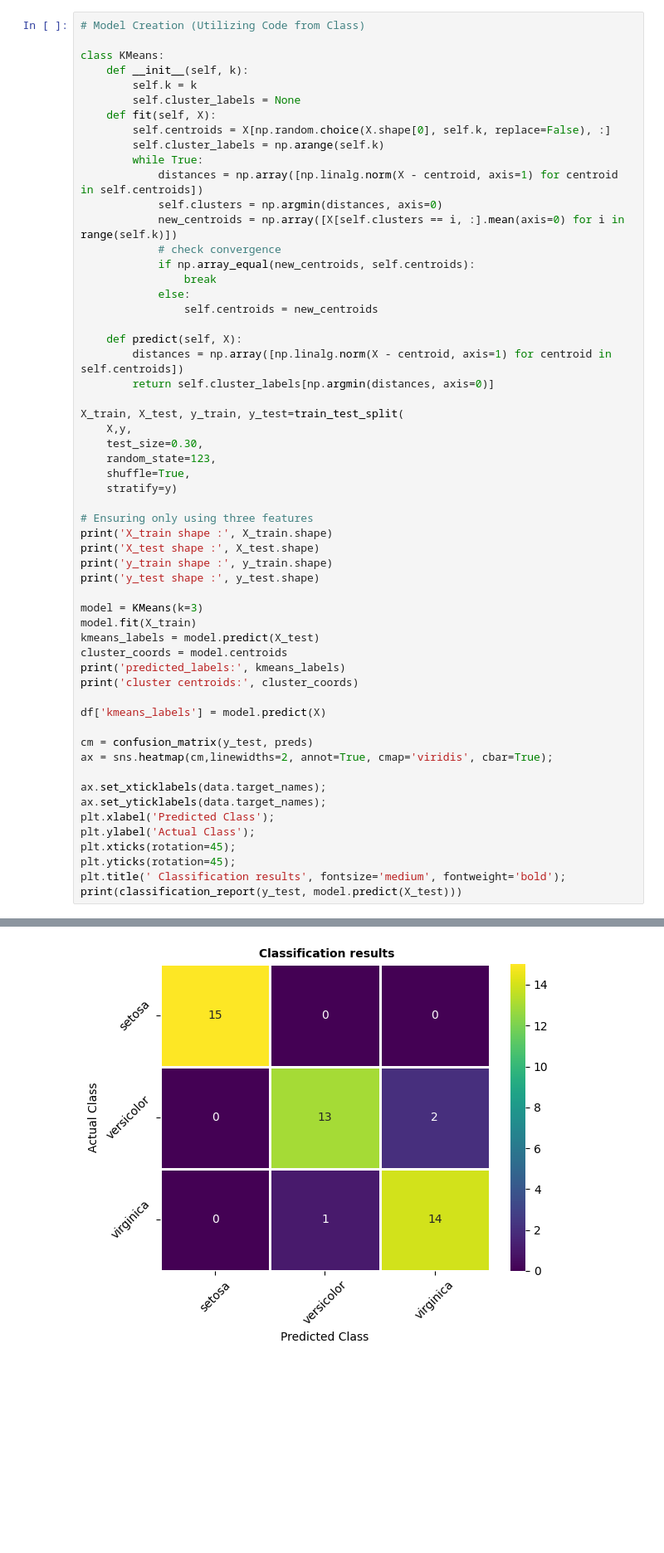
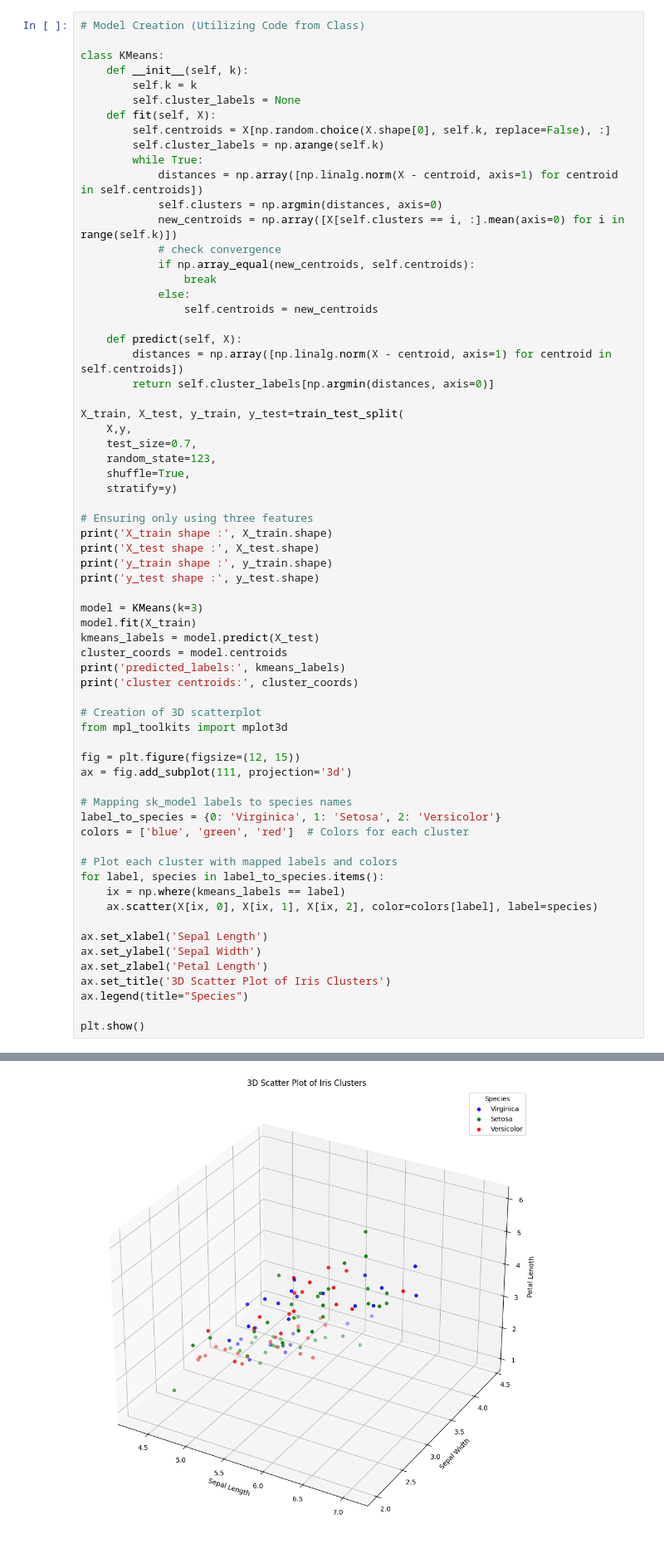
Before and after one commit to gutiel2/Machine-Learning-Engineering, a Jupyter notebook: ML_HW2.ipynb, the cells around one changed output, grey strips where cells are left out. Shown at 83% size. Saved outputs shown, nothing was run; the diff lists cells and outputs as text; blank space fills up the shorter version.

```diff
--- a/ML_HW2.ipynb
+++ b/ML_HW2.ipynb
@@ -178,7 +178,7 @@ class KMeans:
 
 X_train, X_test, y_train, y_test=train_test_split(
     X,y,
-    test_size=0.30,
+    test_size=0.7,
     random_state=123,
     shuffle=True,
     stratify=y)
@@ -196,17 +196,26 @@ cluster_coords = model.centroids
 print('predicted_labels:', kmeans_labels)
 print('cluster centroids:', cluster_coords)
 
-df['kmeans_labels'] = model.predict(X)
+# Creation of 3D scatterplot
+from mpl_toolkits import mplot3d
 
-cm = confusion_matrix(y_test, preds)
-ax = sns.heatmap(cm,linewidths=2, annot=True, cmap='viridis', cbar=True);
+fig = plt.figure(figsize=(12, 15))
+ax = fig.add_subplot(111, projection='3d')
 
-ax.set_xticklabels(data.target_names);
-ax.set_yticklabels(data.target_names);
-plt.xlabel('Predicted Class');
-plt.ylabel('Actual Class');
-plt.xticks(rotation=45);
-plt.yticks(rotation=45);
-plt.title(' Classification results', fontsize='medium', fontweight='bold');
-print(classification_report(y_test, model.predict(X_test)))
+# Mapping sk_model labels to species names
+label_to_species = {0: 'Virginica', 1: 'Setosa', 2: 'Versicolor'}
+colors = ['blue', 'green', 'red']  # Colors for each cluster
+
+# Plot each cluster with mapped labels and colors
+for label, species in label_to_species.items():
+    ix = np.where(kmeans_labels == label)
+    ax.scatter(X[ix, 0], X[ix, 1], X[ix, 2], color=colors[label], label=species)
+
+ax.set_xlabel('Sepal Length')
+ax.set_ylabel('Sepal Width')
+ax.set_zlabel('Petal Length')
+ax.set_title('3D Scatter Plot of Iris Clusters')
+ax.legend(title="Species")
+
+plt.show()
 # %% [output]
@@ -231,4 +232,4 @@ weighted avg       0.25      0.27      0.26        45
-[figure, old version]
+[figure, new version]
 # %%
 from sklearn.cluster import KMeans
 skmodel = KMeans(
```
Also changed, not shown: parts of 4 cells of this notebook.
